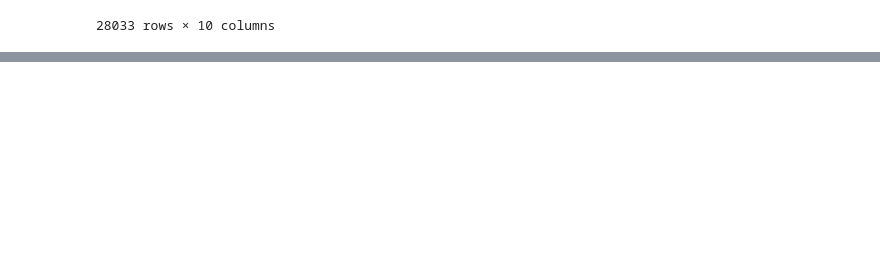
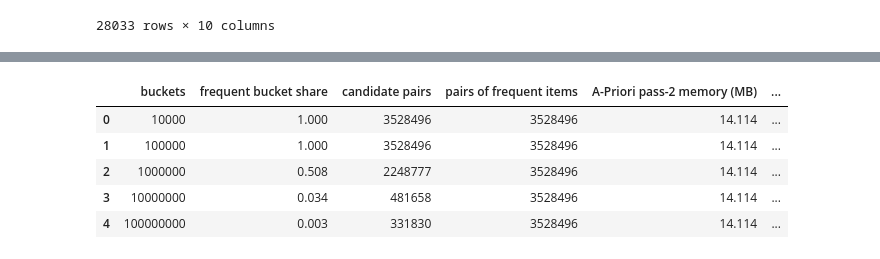
Before and after one commit to sribn/02807-computational-tools-for-data-science, a Jupyter notebook: steam_cleaning.ipynb, the cells around one changed output, grey strips where cells are left out. Cells and saved outputs as stored; diff of their text form; code cells hidden in the pictures; blank space fills up the shorter version.

```diff
--- a/steam_cleaning.ipynb
+++ b/steam_cleaning.ipynb
@@ -1037,0 +873,7 @@ Top 15 Most Frequently Co-Owned Steam Game Pairs
+# %%
+from recommender import data, itemsets, rules
+
+interactions = data.build_interactions(data.load_user_items())
+display(interactions.filter_log)
+all_baskets = itemsets.baskets(interactions.playtime)
+game_name = lambda i: interactions.item_names[interactions.item_ids[i]]
@@ -1037,0 +955,15 @@ Top 15 Most Frequently Co-Owned Steam Game Pairs
+# %%
+saturation = itemsets.bucket_saturation(all_baskets, MIN_SUPPORT, [10_000, 100_000, 1_000_000, 10_000_000, 100_000_000])
+# Memory model from the textbook (MMDS 6.2-6.3): A-Priori counts all pairs of frequent games in a
+# triangular array (4 bytes per pair); PCY's candidates are scattered, so pass 2 stores them as
+# (i, j, count) triples (12 bytes each), plus the 4-byte bucket counters from pass 1.
+saturation["A-Priori pass-2 memory (MB)"] = saturation["pairs of frequent items"] * 4 / 1e6
+saturation["PCY memory (MB)"] = (saturation["buckets"] * 4 + saturation["candidate pairs"] * 12) / 1e6
+display(saturation.round(3))
+# %% [output]
+|  | buckets | frequent bucket share | candidate pairs | pairs of frequent items | A-Priori pass-2 memory (MB) | ... |
+| 0 | 10000 | 1.000 | 3528496 | 3528496 | 14.114 | ... |
+| 1 | 100000 | 1.000 | 3528496 | 3528496 | 14.114 | ... |
+| 2 | 1000000 | 0.508 | 2248777 | 3528496 | 14.114 | ... |
+| 3 | 10000000 | 0.034 | 481658 | 3528496 | 14.114 | ... |
+| 4 | 100000000 | 0.003 | 331830 | 3528496 | 14.114 | ... |
```
Also changed, not shown: parts of 22 cells of this notebook, 6 other files.
